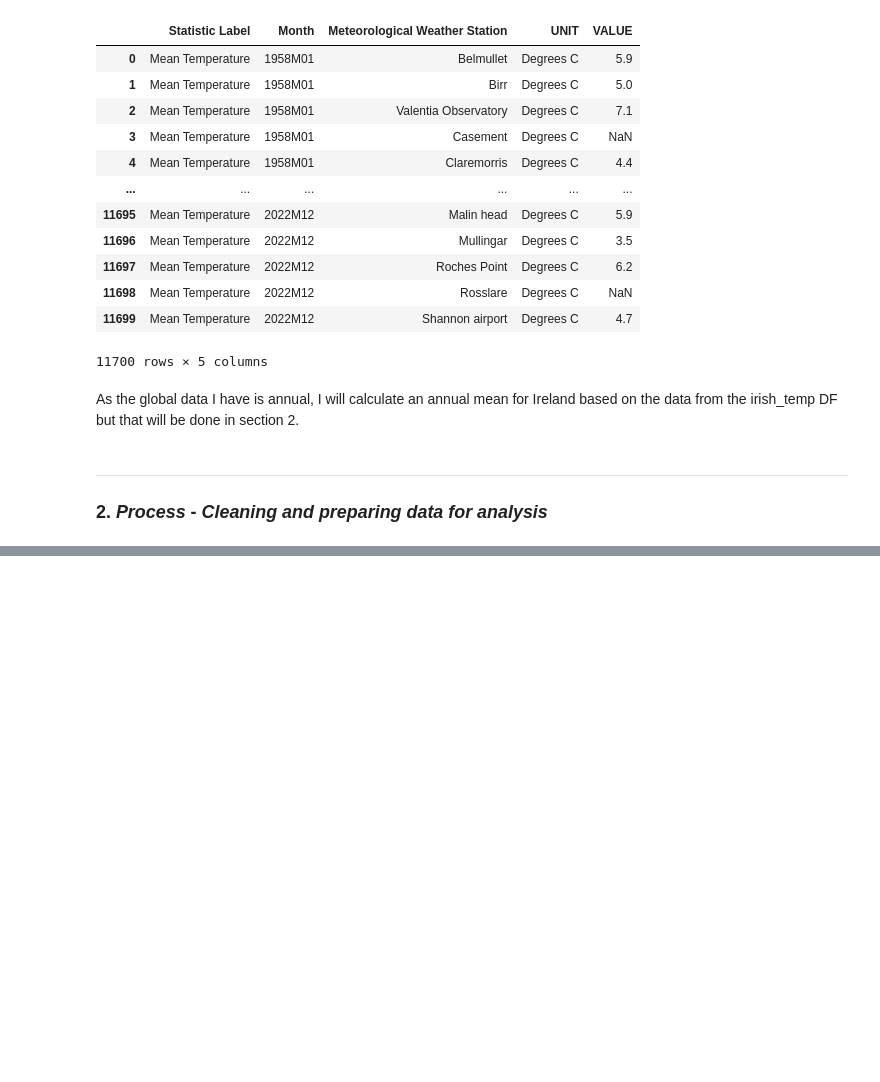
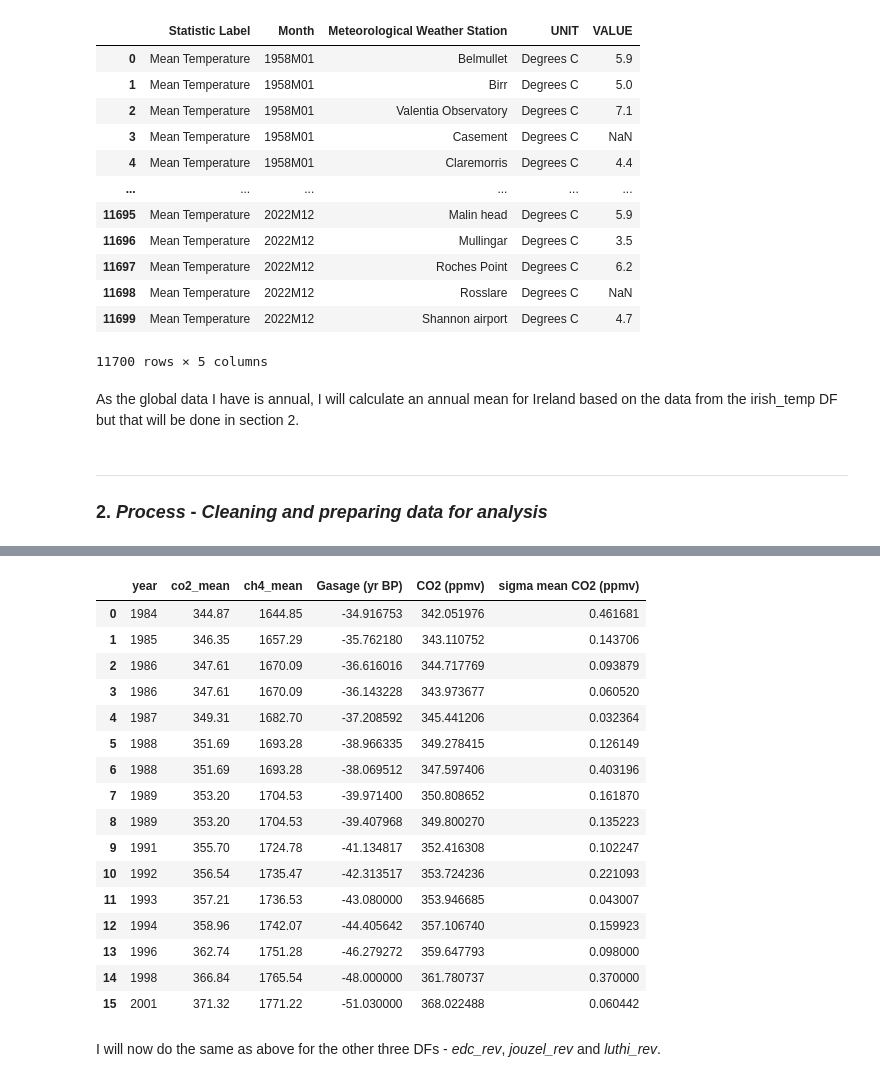
Before and after one commit to turps-pc90/PfDA_ClimateProject, a Jupyter notebook: project.ipynb, the cells around one changed output, grey strips where cells are left out. Cells and saved outputs as stored; diff of their text form; code cells hidden in the pictures; blank space fills up the shorter version.

Commit message:
Started second stage - cleaning and preparing data

```diff
--- a/project.ipynb
+++ b/project.ipynb
@@ -281,0 +284,9 @@ As the global data I have is annual, I will calculate an annual mean for Ireland
+# %%
+# Merge mlco2 and mlch4 DFs based on the 'year' column
+mauna_loa = pd.merge(mlco2.copy(), mlch4.copy(), on='year')
+
+# Dropping unc_x and unc_y based on columns (axis=1)
+mauna_loa.drop(['unc_x', 'unc_y'], axis=1, inplace=True)
+
+# Check that DF looks as intended
+mauna_loa
@@ -281,0 +311,29 @@ As the global data I have is annual, I will calculate an annual mean for Ireland
+# %%
+# ipcc_rev and mauna_loa DFs merged on year and IceCoreYear columns. Left being the column to keep
+ipcc_ml = pd.merge(mauna_loa, ipcc_rev, left_on='year', right_on='IceCoreYear')
+
+# Drop the duplicate 'IceCoreYear' column
+ipcc_ml = ipcc_ml.drop('IceCoreYear', axis=1)
+
+# Display the merged DataFrame
+ipcc_ml
+# %% [output]
+|  | year | co2_mean | ch4_mean | Gasage (yr BP) | CO2 (ppmv) | sigma mean CO2 (ppmv) |
+| 0 | 1984 | 344.87 | 1644.85 | -34.916753 | 342.051976 | 0.461681 |
+| 1 | 1985 | 346.35 | 1657.29 | -35.762180 | 343.110752 | 0.143706 |
+| 2 | 1986 | 347.61 | 1670.09 | -36.616016 | 344.717769 | 0.093879 |
+| 3 | 1986 | 347.61 | 1670.09 | -36.143228 | 343.973677 | 0.060520 |
+| 4 | 1987 | 349.31 | 1682.70 | -37.208592 | 345.441206 | 0.032364 |
+| 5 | 1988 | 351.69 | 1693.28 | -38.966335 | 349.278415 | 0.126149 |
+| 6 | 1988 | 351.69 | 1693.28 | -38.069512 | 347.597406 | 0.403196 |
+| 7 | 1989 | 353.20 | 1704.53 | -39.971400 | 350.808652 | 0.161870 |
+| 8 | 1989 | 353.20 | 1704.53 | -39.407968 | 349.800270 | 0.135223 |
+| 9 | 1991 | 355.70 | 1724.78 | -41.134817 | 352.416308 | 0.102247 |
+| 10 | 1992 | 356.54 | 1735.47 | -42.313517 | 353.724236 | 0.221093 |
+| 11 | 1993 | 357.21 | 1736.53 | -43.080000 | 353.946685 | 0.043007 |
+| 12 | 1994 | 358.96 | 1742.07 | -44.405642 | 357.106740 | 0.159923 |
+| 13 | 1996 | 362.74 | 1751.28 | -46.279272 | 359.647793 | 0.098000 |
+| 14 | 1998 | 366.84 | 1765.54 | -48.000000 | 361.780737 | 0.370000 |
+| 15 | 2001 | 371.32 | 1771.22 | -51.030000 | 368.022488 | 0.060442 |
+# %% [markdown]
+I will now do the same as above for the other three DFs - *edc_rev*, *jouzel_rev* and *luthi_rev*.
```
Also changed, not shown: parts of 2 cells of this notebook.
